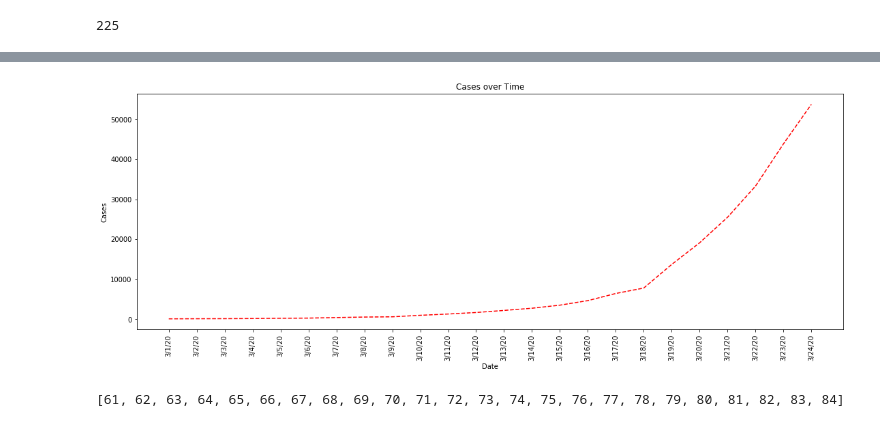
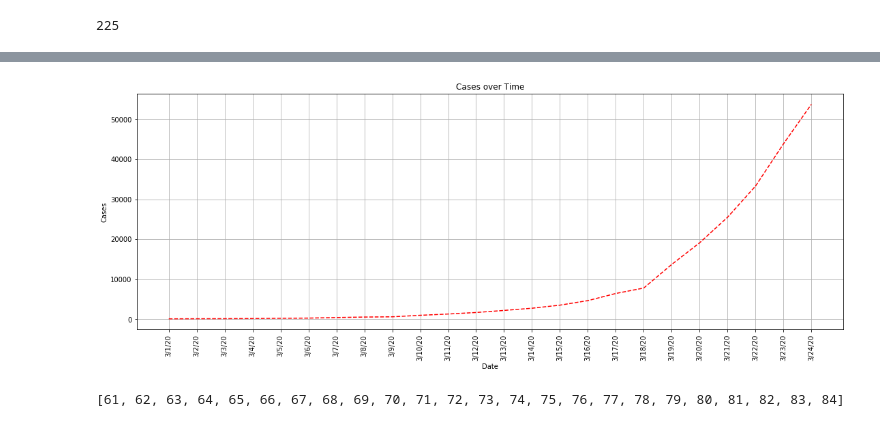
Before and after one commit to fuzzbient/jupyter, a Jupyter notebook: 20200323 COVID Regressions US.ipynb, the cells around one changed output, grey strips where cells are left out. Cells and saved outputs as stored; diff of their text form; code cells hidden in the pictures.

```diff
--- a/20200323 COVID Regressions US.ipynb
+++ b/20200323 COVID Regressions US.ipynb
@@ -104,15 +104,16 @@ Name: 225, dtype: object
 # %%
 fig = plt.figure(figsize=(18,6))
 axes = fig.add_axes([0,0,0.8,0.8])
 
 axes.plot(dates, cases, 'r--') # Create line plot with red dashed line
 plt.title('Cases over Time')
 plt.xlabel('Date')
 plt.ylabel('Cases')
 plt.xticks(rotation=90)
+plt.grid()
 plt.show()
 # %% [output]
-[figure, old version]
+[figure, new version]
 # %%
 datetimes = [pd.to_datetime(date, infer_datetime_format=True).dayofyear for date in dates]
 print(datetimes)
```
Also changed, not shown: parts of 2 cells of this notebook.
